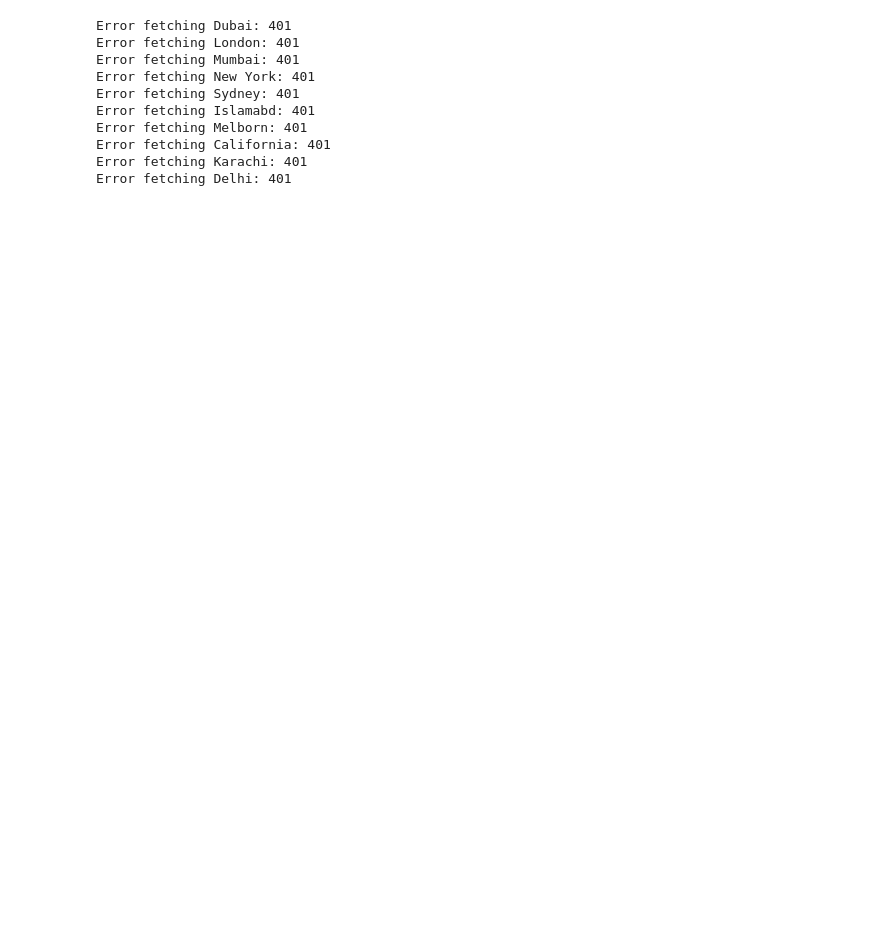
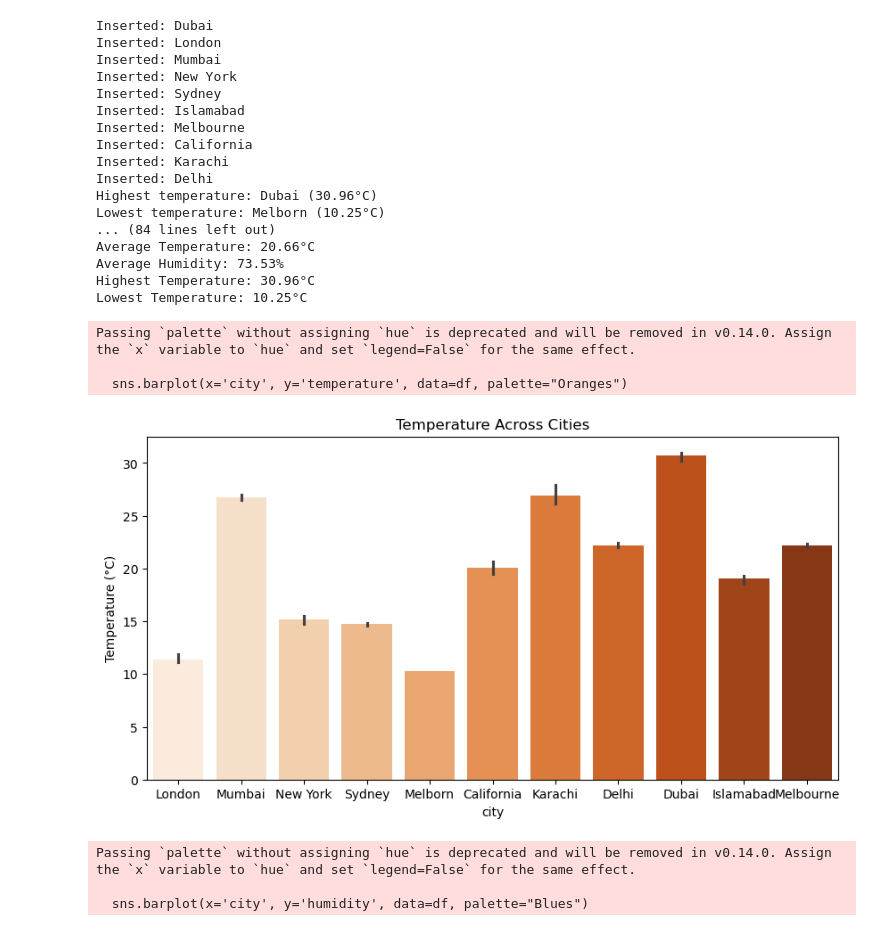
Before and after one commit to engrfaisal1721/Weather_Data_Analysis_SQL_DB, a Jupyter notebook: main.ipynb, the cells around one changed output. Cells and saved outputs as stored; diff of their text form; code cells hidden in the pictures; blank space fills up the shorter version.

Commit message:
Updated main file

```diff
--- a/main.ipynb
+++ b/main.ipynb
@@ -31,39 +67,58 @@ Response JSON: {'coord': {'lon': 55.3047, 'lat': 25.2582}, 'weather': [{'id': 80
 # %%
-# From supporting files bring all data to one file
+# We Will Use All The Supporting Files to Perform Analysis
+
+from fetch_weather import fetch_weather
+import database_manager as db
 
 def main():
-    create_table()
-    cities=["Dubai", "London", "Mumbai", "New York", "Sydney","Islamabd","Melborn","California","Karachi","Delhi"]
+    cities = ["Dubai", "London", "Mumbai", "New York", "Sydney",
+              "Islamabad", "Melbourne", "California", "Karachi", "Delhi"]
 
-    # Fetch and Insert Weather
+    # Create DB and table
+    db.create_table()
 
+    # Fetch and insert weather data
     for city in cities:
-        data=fetch_weather(city)
+        data = fetch_weather(city)
+        if data:
+            db.insert_weather(data)
+            print(f"Inserted: {city}")
 
-        if data:
-            insert_weather(data)
-            print(f"Inserted:{city}")
+    # Load data for analysis
+    df = load_data()
 
-    # Display All Records
-    for row in query_all():
-        print(f"All Records; {row}")
+    # Perform analysis
+    city_temperature_analysis(df)
+    city_humidity_analysis(df)
+    filter_and_sort(df)
+    group_and_aggregate(df)
+    statistical_insights(df)
+    visualize(df)
 
-    # Updating city data
-    update_weather("Islamabad",32.6)
-
-    # Deleting city data
-    delete_weather("Dubai")
-
-if __name__=="__main__":
+if __name__ == "__main__":
     main()
 # %% [output]
-Error fetching Dubai: 401
-Error fetching London: 401
-Error fetching Mumbai: 401
-Error fetching New York: 401
-Error fetching Sydney: 401
-Error fetching Islamabd: 401
-Error fetching Melborn: 401
-Error fetching California: 401
-Error fetching Karachi: 401
-Error fetching Delhi: 401
+Inserted: Dubai
+Inserted: London
+Inserted: Mumbai
+Inserted: New York
+Inserted: Sydney
+Inserted: Islamabad
+Inserted: Melbourne
+Inserted: California
+Inserted: Karachi
+Inserted: Delhi
+Highest temperature: Dubai (30.96°C)
+Lowest temperature: Melborn (10.25°C)
+... (84 lines left out)
+Average Temperature: 20.66°C
+Average Humidity: 73.53%
+Highest Temperature: 30.96°C
+Lowest Temperature: 10.25°C
+Passing `palette` without assigning `hue` is deprecated and will be removed in v0.14.0. Assign the `x` variable to `hue` and set `legend=False` for the same effect.
+
+  sns.barplot(x='city', y='temperature', data=df, palette="Oranges")
+[figure, added]
+Passing `palette` without assigning `hue` is deprecated and will be removed in v0.14.0. Assign the `x` variable to `hue` and set `legend=False` for the same effect.
+
+  sns.barplot(x='city', y='humidity', data=df, palette="Blues")
```
Also changed, not shown: parts of 5 cells of this notebook.
